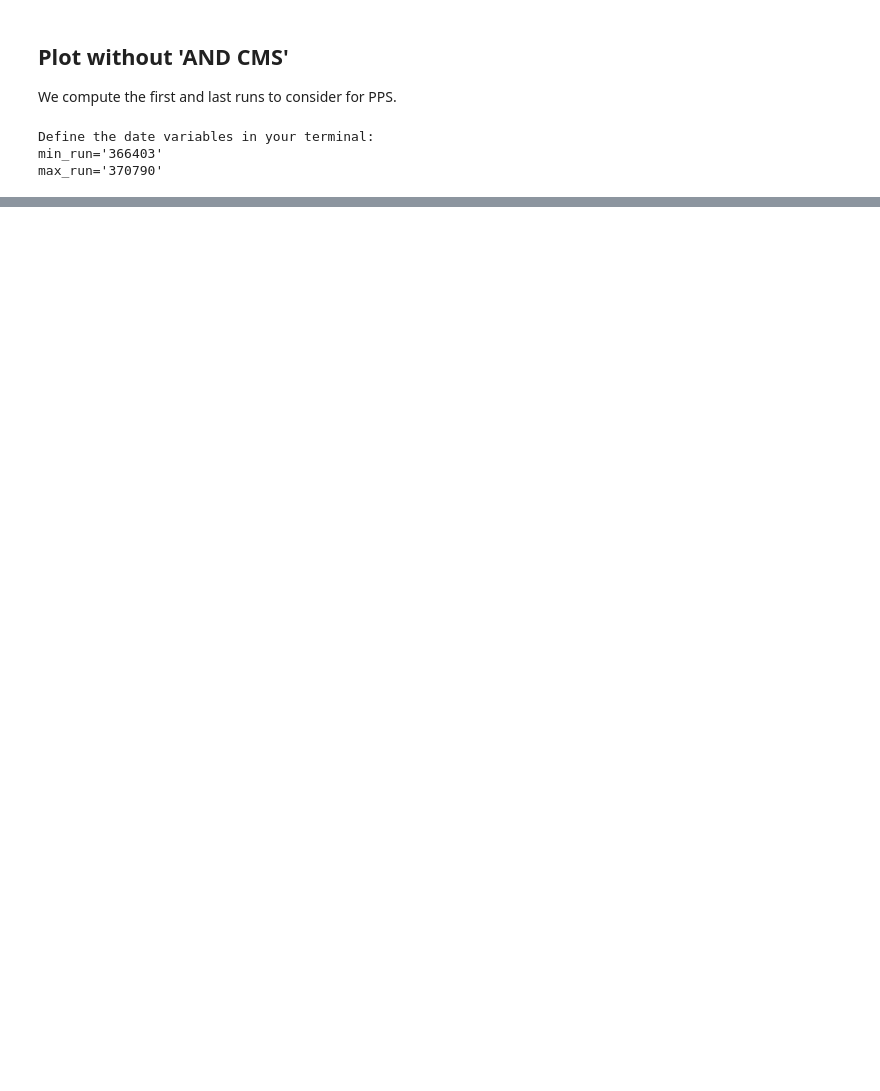
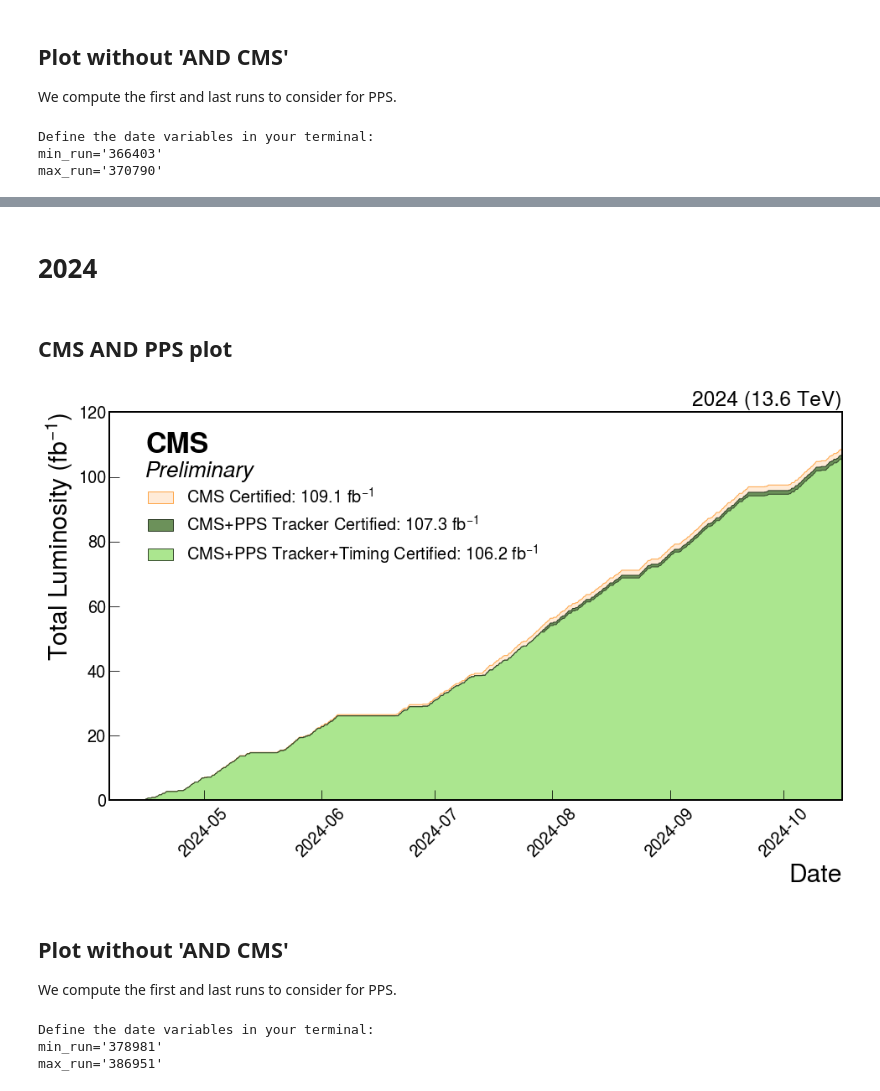
Before and after one commit to AndreaBellora/pps-dpg-lumi-plots, a Jupyter notebook: lumi_plot.ipynb, the cells around one changed output, grey strips where cells are left out. Drawn from its saved outputs; the diff is of its cells as text; code cells hidden in the pictures; blank space fills up the shorter version.

```diff
--- a/lumi_plot.ipynb
+++ b/lumi_plot.ipynb
@@ -104,21 +165,31 @@ def fillDataFrame(csv_file):
 
     return df
 # %%
+#2023
 cms_2023_csv = 'cms_2023.csv'
 pps_2023_track_csv = 'pps_track_only_2023.csv'
 pps_2023_tracktime_csv = 'pps_track+time_2023.csv'
 cms_and_pps_2023_track_csv = 'pps_track_only_2023_AND_CMS.csv'
 cms_and_pps_2023_tracktime_csv = 'pps_track+time_2023_AND_CMS.csv'
-# cms_2023_csv = 'cms_2023_online.csv'
-# pps_2023_track_csv = 'pps_track_only_2023_online.csv'
-# pps_2023_tracktime_csv = 'pps_track+time_2023_online.csv'
-# cms_and_pps_2023_track_csv = 'pps_track_only_2023_AND_CMS_online.csv'
-# cms_and_pps_2023_tracktime_csv = 'pps_track+time_2023_AND_CMS_online.csv'
+
 cms_2023_df = fillDataFrame(cms_2023_csv)
 pps_2023_track_df = fillDataFrame(pps_2023_track_csv)
 pps_2023_tracktime_df = fillDataFrame(pps_2023_tracktime_csv)
 cms_and_pps_2023_track_df = fillDataFrame(cms_and_pps_2023_track_csv)
 cms_and_pps_2023_tracktime_df = fillDataFrame(cms_and_pps_2023_tracktime_csv)
+
+# 2024
+cms_2024_csv = 'cms_2024.csv'
+pps_2024_track_csv = 'pps_track_only_2024.csv'
+pps_2024_tracktime_csv = 'pps_track+time_2024.csv'
+cms_and_pps_2024_track_csv = 'pps_track_only_2024_AND_CMS.csv'
+cms_and_pps_2024_tracktime_csv = 'pps_track+time_2024_AND_CMS.csv'
+
+cms_2024_df = fillDataFrame(cms_2024_csv)
+pps_2024_track_df = fillDataFrame(pps_2024_track_csv)
+pps_2024_tracktime_df = fillDataFrame(pps_2024_tracktime_csv)
+cms_and_pps_2024_track_df = fillDataFrame(cms_and_pps_2024_track_csv)
+cms_and_pps_2024_tracktime_df = fillDataFrame(cms_and_pps_2024_tracktime_csv)
 # %% [output]
 Parsing cms_2023.csv...
 Parsing pps_track_only_2023.csv...
@@ -238,0 +316,60 @@ plt.show()
+# %% [markdown]
+# 2024
+# %% [markdown]
+## CMS AND PPS plot
+# %%
+import mplhep as hep
+import matplotlib.pyplot as plt
+
+hep.style.use('CMS')
+cms_and_pps_2024_tracktime_df = cms_and_pps_2024_tracktime_df.sort_values(by='date')
+
+cms_tot_del = cms_2024_df['integrated_del_lumi'].iloc[-1]
+cms_tot_rec = cms_2024_df['integrated_rec_lumi'].iloc[-1]
+pps_tot_track = cms_and_pps_2024_track_df['integrated_rec_lumi'].iloc[-1]
+pps_tot_tracktime = cms_and_pps_2024_tracktime_df['integrated_rec_lumi'].iloc[-1]
+min_date = min([cms_2024_df['date'].iloc[0],cms_and_pps_2024_track_df['date'].iloc[0],cms_and_pps_2024_tracktime_df['date'].iloc[0]])
+max_date = max([cms_2024_df['date'].iloc[-1],cms_and_pps_2024_track_df['date'].iloc[-1],cms_and_pps_2024_tracktime_df['date'].iloc[-1]])
+
+# Create the XY plot with a filled area under the line
+plt.figure(figsize=(14, 9))
+# plt.fill_between(cms_2024_df['date'], cms_2024_df['integrated_del_lumi'], color='#85d1fb', alpha=1, label=f'CMS Certified Delivered: {cms_tot_del:.1f}'+' fb$^{-1}$')
+plt.fill_between(cms_2024_df['date'], cms_2024_df['integrated_rec_lumi'], color='#ffebd8', alpha=1, label=f'CMS Certified: {cms_tot_rec:.1f}'+' fb$^{-1}$',linewidth=1,edgecolor='#fea649')
+plt.fill_between(cms_and_pps_2024_track_df['date'], cms_and_pps_2024_track_df['integrated_rec_lumi'], color='#6c915a', alpha=1, label=f'CMS+PPS Tracker Certified: {pps_tot_track:.1f}'+' fb$^{-1}$',linewidth=1,edgecolor='#2d3d26')
+plt.fill_between(cms_and_pps_2024_tracktime_df['date'], cms_and_pps_2024_tracktime_df['integrated_rec_lumi'], color='#abe68f', alpha=1, label=f'CMS+PPS Tracker+Timing Certified: {pps_tot_tracktime:.1f}'+' fb$^{-1}$',linewidth=1,edgecolor='#36492d')
+plt.xlabel('Date',fontsize=30)
+plt.ylabel('Total Luminosity (fb$^{-1}$)',fontsize=30)
+plt.xticks(rotation=45,fontsize=20)
+plt.yticks(fontsize=20)
+plt.xlim((min_date,max_date))
+plt.ylim((0,120))
+plt.legend(loc='upper left', fontsize=20, bbox_to_anchor=(0.03,0.85))
+
+# Remove minor ticks (which don't really make sense here)
+plt.minorticks_off()
+
+# Remove right and top axis. It's not CMS-style, I know, but they're really ugly and useless in this case
+plt.tick_params(axis='both', which='both', direction='in', top=False, right=False)
+
+# Add CMS Preliminary label
+hep.cms.label('Preliminary',loc=2, data=True, rlabel='2024 (13.6 TeV)')
+
+# Show the plot
+plt.tight_layout()
+plt.savefig('CMS_AND_PPS_lumi_2024.png',dpi=600)
+plt.show()
+# %% [output]
+[figure, added]
+# %% [markdown]
+## Plot without 'AND CMS'
+
+We compute the first and last runs to consider for PPS.
+# %%
+min_run = min(pps_2024_track_df['run'].iloc[0],pps_2024_tracktime_df['run'].iloc[0])
+max_run = max(pps_2024_track_df['run'].iloc[-1],pps_2024_tracktime_df['run'].iloc[-1])
+print('Define the date variables in your terminal:')
+print('min_run=\''+str(min_run)+'\'','max_run=\''+str(max_run)+'\'',sep='\n')
+# %% [output]
+Define the date variables in your terminal:
+min_run='378981'
+max_run='386951'
```
Also changed, not shown: parts of 13 cells of this notebook, 10 other files.
